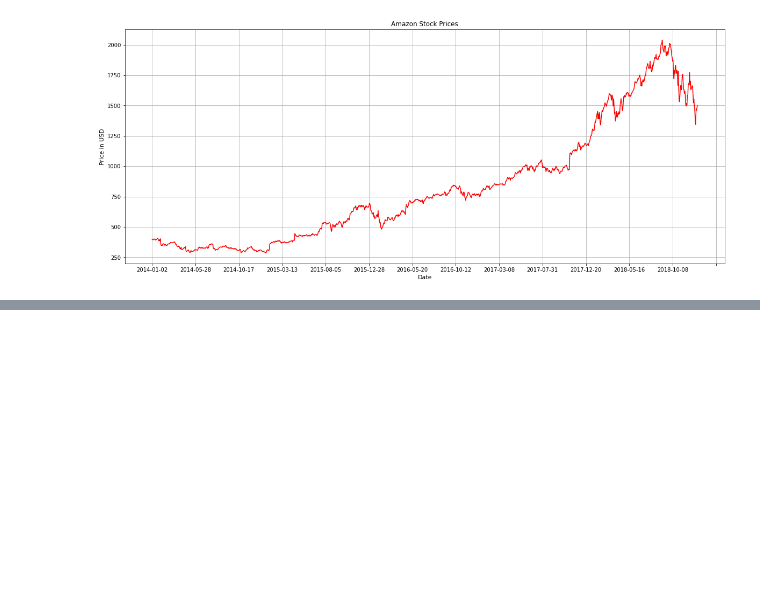
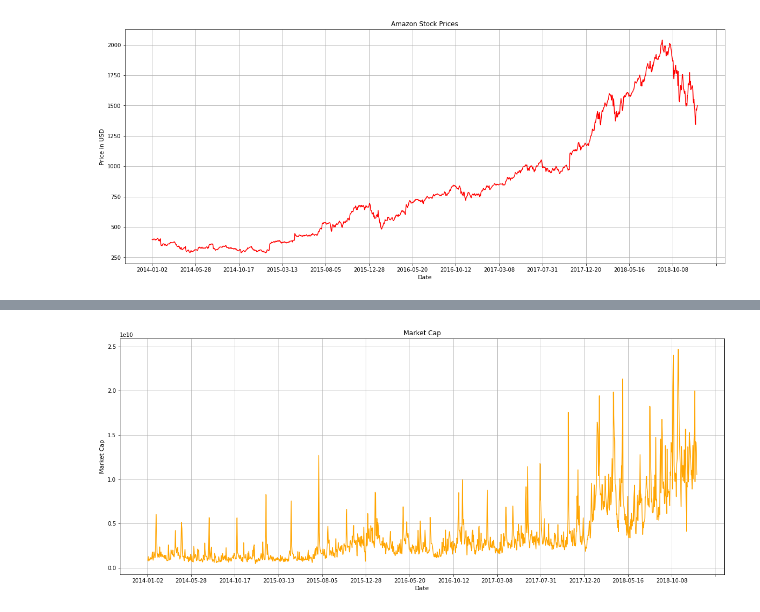
Before and after one commit to aqeel2022/Machine_Learning, a Jupyter notebook: stock price prediction/stock_prediction.ipynb, the cells around one changed output, grey strips where cells are left out. Saved outputs shown, nothing was run; the diff lists cells and outputs as text; code cells hidden in the pictures; blank space fills up the shorter version.

```diff
--- a/stock price prediction/stock_prediction.ipynb
+++ b/stock price prediction/stock_prediction.ipynb
@@ -99,0 +109,13 @@ w
+# %%
+amazon_data['Market Cap'] = amazon_data['Open']*amazon_data['Volume']
+# %%
+fig, ax = plt.subplots(figsize=(20,8))
+ax.plot(amazon_data['Date'], amazon_data['Market Cap'], color='orange')
+ax.xaxis.set_major_locator(plt.MaxNLocator(15))
+ax.set_xlabel('Date', fontsize='11')
+ax.set_ylabel('Market Cap', fontsize='11')
+plt.title('Market Cap')
+plt.grid()
+plt.show()
+# %% [output]
+[figure, added]
```
Also changed, not shown: parts of 4 cells of this notebook.
